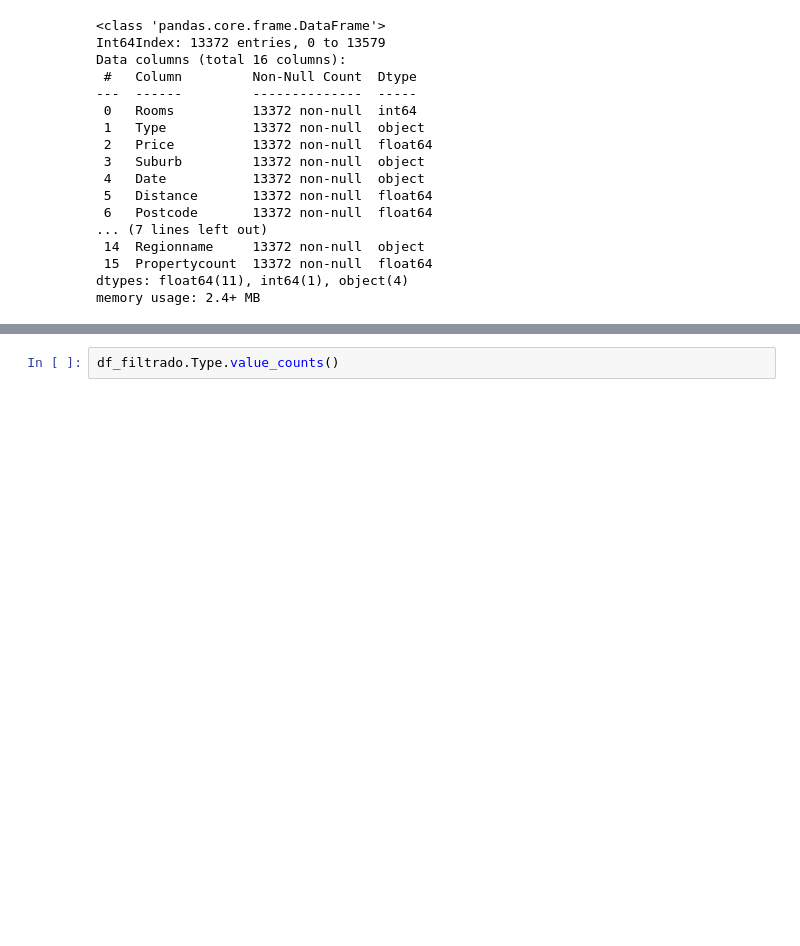
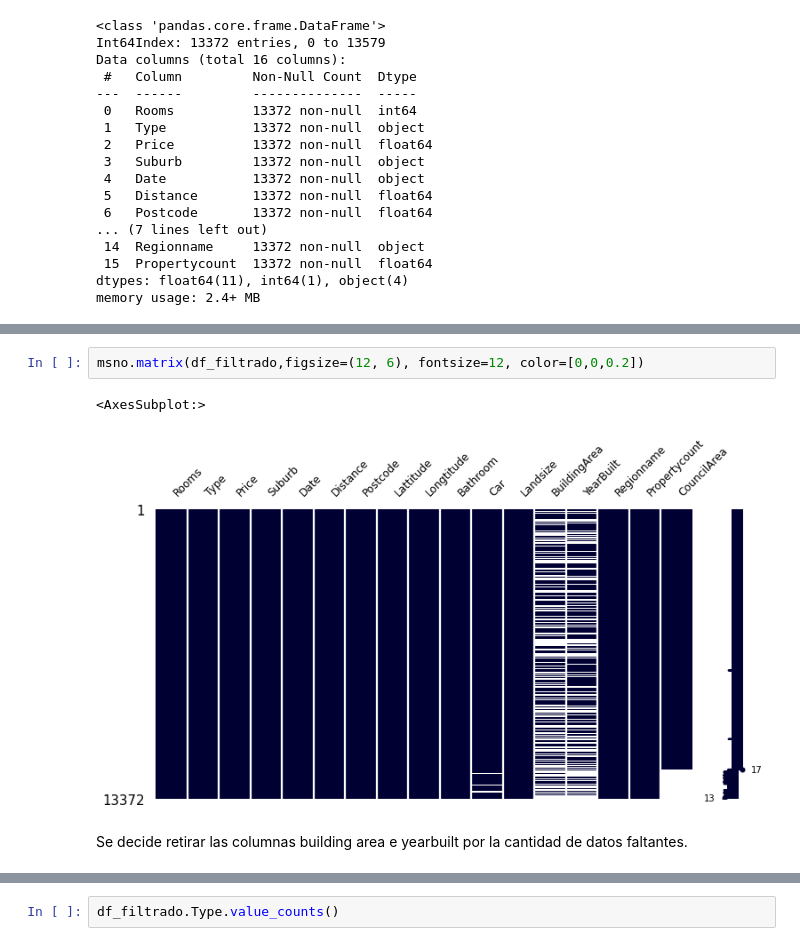
Before and after one commit to eliasexequiel/diplodatos, a Jupyter notebook: 02_analisis_y_curacion/trabajo_practico_2_parte_1_wolfmann.ipynb, the cells around one changed output, grey strips where cells are left out. Saved outputs shown, nothing was run; the diff lists cells and outputs as text; blank space fills up the shorter version.

```diff
--- a/02_analisis_y_curacion/trabajo_practico_2_parte_1_wolfmann.ipynb
+++ b/02_analisis_y_curacion/trabajo_practico_2_parte_1_wolfmann.ipynb
@@ -142,0 +171,7 @@ memory usage: 2.4+ MB
+# %%
+msno.matrix(df_filtrado,figsize=(12, 6), fontsize=12, color=[0,0,0.2])
+# %% [output]
+<AxesSubplot:>
+[figure, added]
+# %% [markdown]
+Se decide retirar las columnas building area e yearbuilt por la cantidad de datos faltantes.
```
Also changed, not shown: parts of 17 cells of this notebook.
